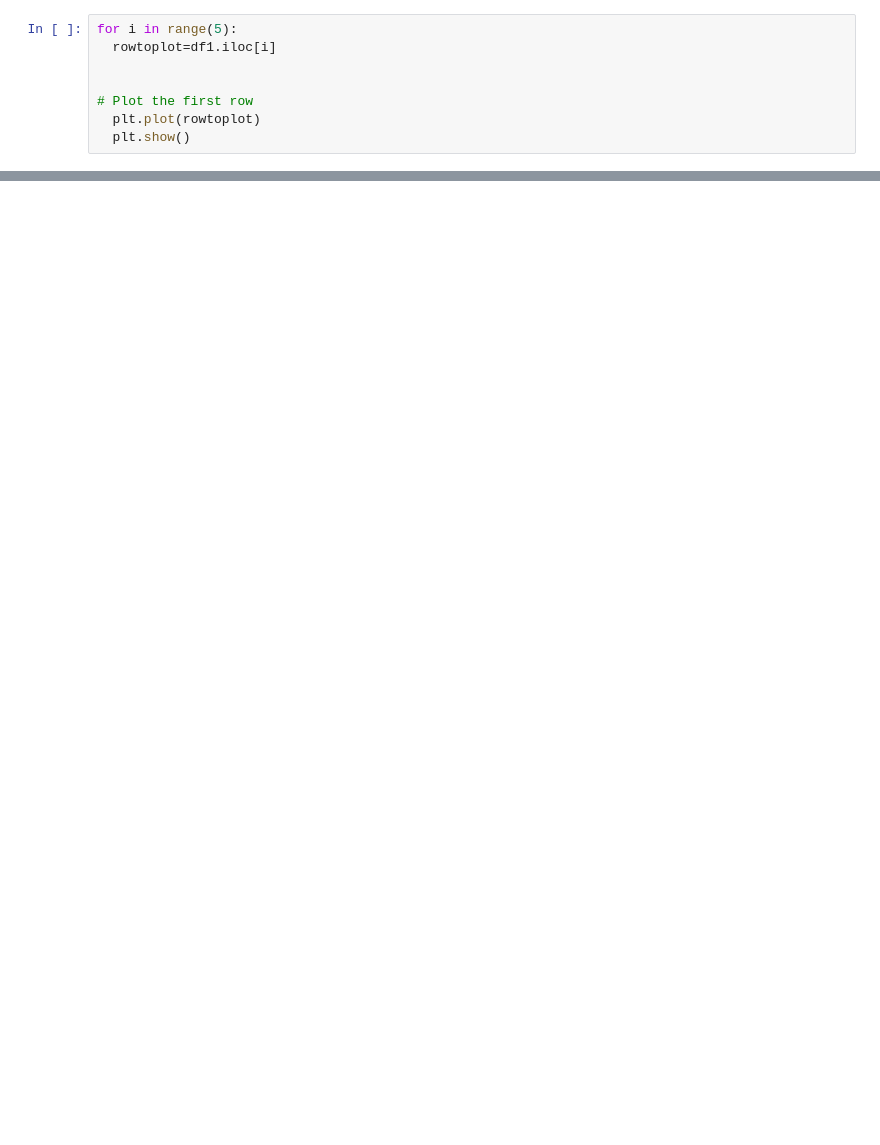
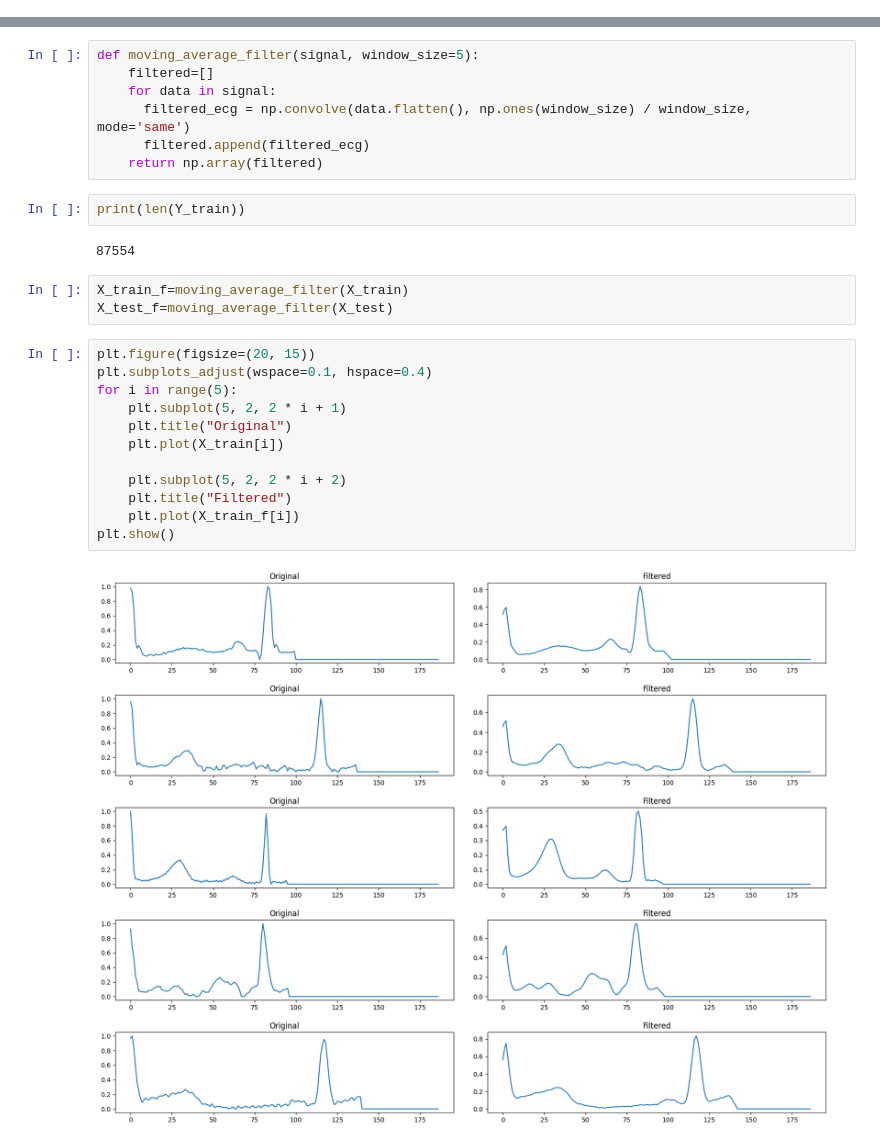
Before and after one commit to vienskaz/ECG-CNN, a Jupyter notebook: EKG.ipynb, the cells around one changed output, grey strips where cells are left out. Cells and saved outputs as stored; diff of their text form; blank space fills up the shorter version.

```diff
--- a/EKG.ipynb
+++ b/EKG.ipynb
@@ -38,8 +14,0 @@ df1.head(5)
-# %%
-for i in range(5):
-  rowtoplot=df1.iloc[i]
-
-
-# Plot the first row
-  plt.plot(rowtoplot)
-  plt.show()
@@ -51,0 +51,28 @@ for i in range(5):
+# %%
+def moving_average_filter(signal, window_size=5):
+    filtered=[]
+    for data in signal:
+      filtered_ecg = np.convolve(data.flatten(), np.ones(window_size) / window_size, mode='same')
+      filtered.append(filtered_ecg)
+    return np.array(filtered)
+# %%
+print(len(Y_train))
+# %% [output]
+87554
+# %%
+X_train_f=moving_average_filter(X_train)
+X_test_f=moving_average_filter(X_test)
+# %%
+plt.figure(figsize=(20, 15))
+plt.subplots_adjust(wspace=0.1, hspace=0.4)
+for i in range(5):
+    plt.subplot(5, 2, 2 * i + 1)
+    plt.title("Original")
+    plt.plot(X_train[i])
+
+    plt.subplot(5, 2, 2 * i + 2)
+    plt.title("Filtered")
+    plt.plot(X_train_f[i])
+plt.show()
+# %% [output]
+[figure, added]
```
Also changed, not shown: parts of 14 cells of this notebook.
